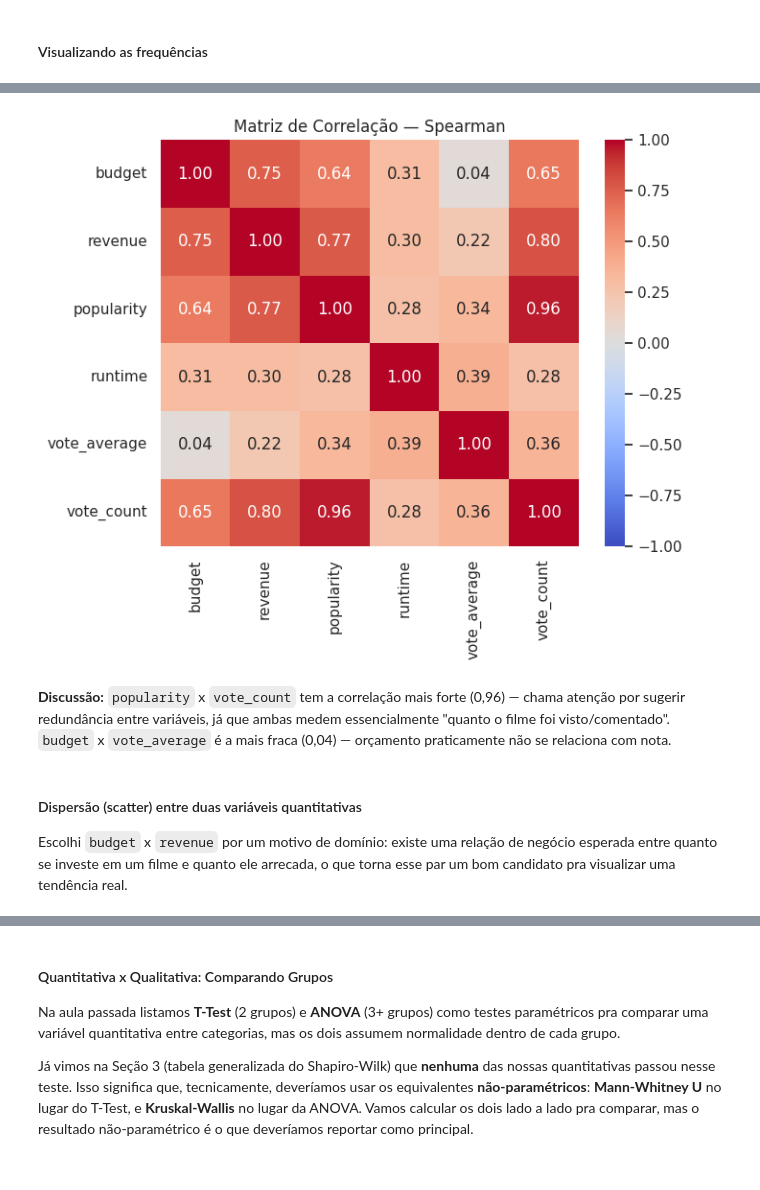
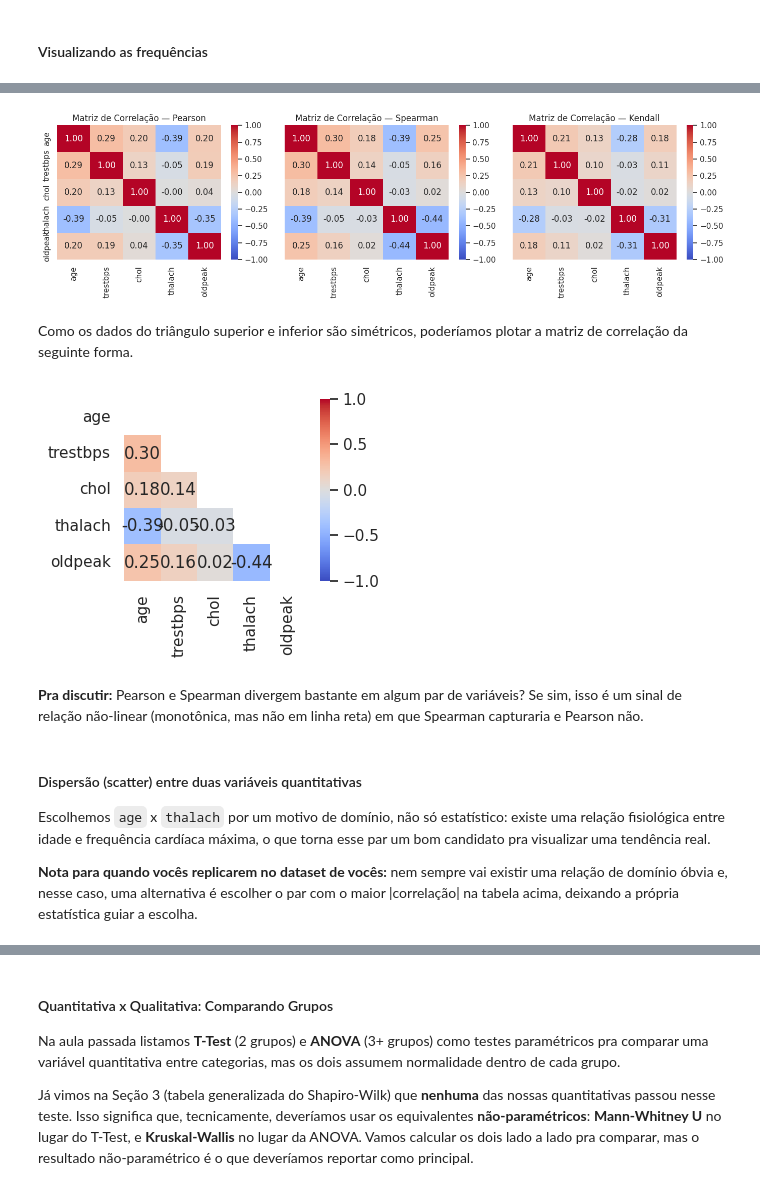
Before and after one commit to juliamariateixeiraa/AVD-20262-pratica-streamlit, a Jupyter notebook: notebooks/arquivo-eda-original.ipynb, the cells around one changed output, grey strips where cells are left out. Drawn from its saved outputs; the diff is of its cells as text; code cells hidden in the pictures.

```diff
--- a/notebooks/arquivo-eda-original.ipynb
+++ b/notebooks/arquivo-eda-original.ipynb
@@ -185,3 +137,0 @@ Dos filmes com budget == 0, a maioria também tem revenue == 0 (co-ocorrência f
-# %%
-df["orcamento_informado"] = df["budget"] > 0
-df["receita_informada"] = df["revenue"] > 0
@@ -453,14 +442,0 @@ Investigando os outliers do IQR: os valores altos de `budget`, `revenue`, `popul
-# %%
-df_antes = df.copy()
-
-runtime_zero = df["runtime"] == 0
-print(f"Filmes com runtime = 0 (erro de dado): {runtime_zero.sum()}")
-df.loc[runtime_zero, "runtime"] = np.nan
-
-valor_implausivel_budget = (df["budget"] > 0) & (df["budget"] < 1000)
-valor_implausivel_revenue = (df["revenue"] > 0) & (df["revenue"] < 1000)
-print(f"budget implausível (<1000, provável erro): {valor_implausivel_budget.sum()}")
-print(f"revenue implausível (<1000, provável erro): {valor_implausivel_revenue.sum()}")
-
-df.loc[valor_implausivel_budget, "orcamento_informado"] = False
-df.loc[valor_implausivel_revenue, "receita_informada"] = False
@@ -474,0 +447,7 @@ Os erros de dados (`runtime == 0` e valores financeiros implausíveis) já foram
+# %%
+linhas_antes = df.shape[0]
+df_antes = df.copy()
+df = df.dropna(subset=["ca", "thal"]).reset_index(drop=True)
+linhas_depois = df.shape[0]
+
+print(f"Linhas antes: {linhas_antes} | Linhas depois: {linhas_depois} | Removidas: {linhas_antes - linhas_depois}")
@@ -475,13 +462,13 @@ Os erros de dados (`runtime == 0` e valores financeiros implausíveis) já foram
 # %%
-revenue_valido = df.loc[df["receita_informada"], "revenue"]
-revenue_log = np.log1p(revenue_valido)
+df["chol_log"] = np.log1p(df["chol"])
 
 fig, axes = plt.subplots(1, 2, figsize=(12, 5))
-sns.histplot(revenue_valido, kde=True, color=COR_NEUTRA, ax=axes[0])
-axes[0].set_title(f"revenue original (skew={revenue_valido.skew():.2f})")
+sns.histplot(data=df, x="chol", kde=True, color=COR_NEUTRA, ax=axes[0])
+axes[0].set_title(f"chol original (skew={df['chol'].skew():.2f})")
 
-sns.histplot(revenue_log, kde=True, color=COR_NEUTRA, ax=axes[1])
-axes[1].set_title(f"log(1 + revenue) (skew={revenue_log.skew():.2f})")
+sns.histplot(data=df, x="chol_log", kde=True, color=COR_NEUTRA, ax=axes[1])
+axes[1].set_title(f"log(1 + chol) (skew={df['chol_log'].skew():.2f})")
+
 plt.tight_layout()
 plt.show()
 # %% [output]
@@ -655,18 +656,39 @@ Como nenhuma das variáveis passou no Shapiro-Wilk (Seção 3), a métrica mais
+# %%
+corr_pearson = df[VARS_QUANT].corr(method="pearson")
+corr_spearman = df[VARS_QUANT].corr(method="spearman")
+corr_kendall = df[VARS_QUANT].corr(method="kendall")
+
+fig, ax = plt.subplots(1,3,figsize=(14, 4),sharey=True)
+sns.heatmap(corr_pearson, annot=True, fmt=".2f", cmap="coolwarm", vmin=-1, vmax=1, ax=ax[0])
+ax[0].set_title("Matriz de Correlação — Pearson")
+sns.heatmap(corr_spearman, annot=True, fmt=".2f", cmap="coolwarm", vmin=-1, vmax=1, ax=ax[1])
+ax[1].set_title("Matriz de Correlação — Spearman")
+sns.heatmap(corr_kendall, annot=True, fmt=".2f", cmap="coolwarm", vmin=-1, vmax=1, ax=ax[2])
+ax[2].set_title("Matriz de Correlação — Kendall")
+plt.tight_layout()
+plt.show()
+# %% [output]
+[figure, added]
+# %% [markdown]
+Como os dados do triângulo superior e inferior são simétricos, poderíamos plotar a matriz de correlação da seguinte forma.
 # %%
-corr_spearman = df[VARS_QUANT].corr(method="spearman")
+mask = np.triu(np.ones_like(corr_spearman, dtype=bool))
 
-plt.figure(figsize=(7, 6))
-sns.heatmap(corr_spearman, annot=True, fmt=".2f", cmap="coolwarm", vmin=-1, vmax=1)
-plt.title("Matriz de Correlação — Spearman")
+plt.figure(figsize=(4, 3))
+sns.heatmap(corr_spearman, mask=mask, annot=True, cmap="coolwarm", fmt=".2f", square=True, vmin=-1, vmax=1,)
+plt.grid(False)
+
 plt.tight_layout()
 plt.show()
 # %% [output]
-[figure, old version]
+[figure, new version]
-# %% [markdown]
-**Discussão:** `popularity` x `vote_count` tem a correlação mais forte (0,96) — chama atenção por sugerir redundância entre variáveis, já que ambas medem essencialmente "quanto o filme foi visto/comentado". `budget` x `vote_average` é a mais fraca (0,04) — orçamento praticamente não se relaciona com nota.
+# %% [markdown]
+**Pra discutir:** Pearson e Spearman divergem bastante em algum par de variáveis? Se sim, isso é um sinal de relação não-linear (monotônica, mas não em linha reta) em que Spearman capturaria e Pearson não.
 # %% [markdown]
 #### Dispersão (scatter) entre duas variáveis quantitativas
 
-Escolhi `budget` x `revenue` por um motivo de domínio: existe uma relação de negócio esperada entre quanto se investe em um filme e quanto ele arrecada, o que torna esse par um bom candidato pra visualizar uma tendência real.
+Escolhemos `age` x `thalach` por um motivo de domínio, não só estatístico: existe uma relação fisiológica entre idade e frequência cardíaca máxima, o que torna esse par um bom candidato pra visualizar uma tendência real.
+
+**Nota para quando vocês replicarem no dataset de vocês:** nem sempre vai existir uma relação de domínio óbvia e, nesse caso, uma alternativa é escolher o par com o maior |correlação| na tabela acima, deixando a própria estatística guiar a escolha.
 # %%
 plt.figure(figsize=(7, 5))
```
Also changed, not shown: parts of 135 cells of this notebook, 3 other files.
